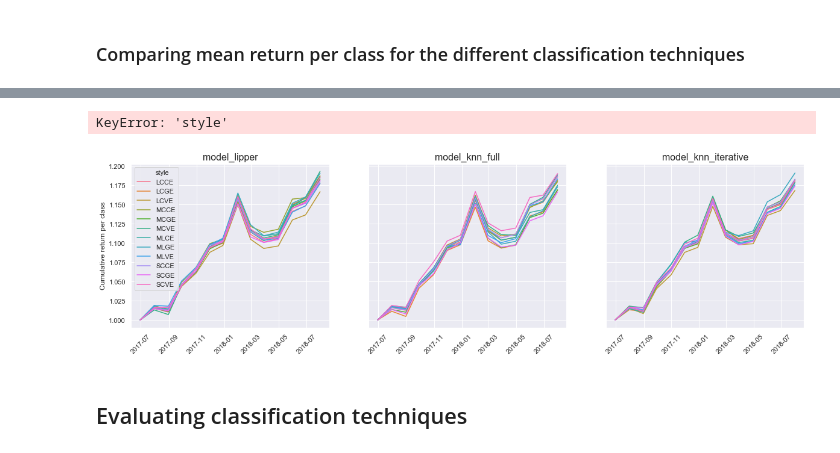
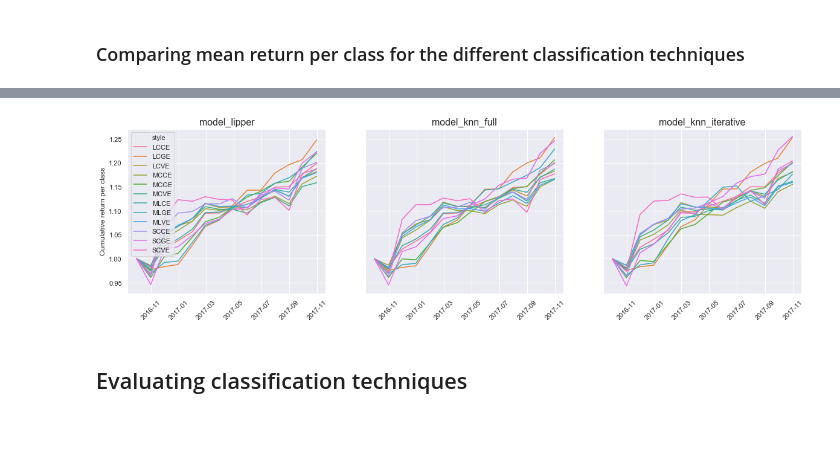
Before and after one commit to Amglex/Mutual-Funds, a Jupyter notebook: notebooks/040 - Classification.ipynb, the cells around one changed output, grey strips where cells are left out. Cells and saved outputs as stored; diff of their text form; code cells hidden in the pictures.

```diff
--- a/notebooks/040 - Classification.ipynb
+++ b/notebooks/040 - Classification.ipynb
@@ -263,3 +278,42 @@ returns_m = pd.melt(returns_m,
                            value_name='style')
 
 # Fill all styles and drop nas
+
+temp = (returns_m
+            .groupby(['model','crsp_fundno'])
+            .apply(lambda x: x.fillna(method = 'ffill'))
+)
+
+returns_m['style'] = temp['style']
+returns_m = returns_m.dropna()
+
+# Calc mean return per style
+style_return = (returns_m
+                    .groupby(['model','style','report_dt'])
+                    .mean()
+                    .reset_index()
+                    .drop(columns='crsp_fundno')
+)
+
+# Calc cumret per style
+style_return['cum_ret'] = (style_return
+                                .assign(cum_ret = lambda x: x.mret + 1)
+                                .groupby(['model','style'])
+                                .apply(lambda x: x['cum_ret'].cumprod())
+                                .reset_index()
+                                ['cum_ret']
+)
+
+# Merge style returns onto fund returns and calc tracking error
+returns_m = (returns_m
+               .rename(columns = {'mret' : 'fund_ret'})
+               .merge(style_return,
+                            how ='left',
+                            on = ['model','style','report_dt'])
+                .assign(error = lambda df: df['fund_ret'] - df['mret'])
+                .rename(columns = {'mret' : 'style_ret',
+                                   'cum_ret' : 'style_cum'})
+)
+
+returns_m = returns_m[['crsp_fundno', 'report_dt', 'model', 'style',
+                       'fund_ret', 'style_ret', 'style_cum', 'error']]
@@ -280,56 +320,25 @@ KeyError: 'style'
-# %%
-# Calc mean return per style
-style_return = (returns_m
-                    .groupby(['model','style','report_dt'])
-                    .mean()
-                    .reset_index()
-                    .drop(columns='crsp_fundno')
-)
-
-# Calc cumret per style
-style_return['cum_ret'] = (style_return
-                                .assign(cum_ret = lambda x: x.mret + 1)
-                                .groupby(['model','style'])
-                                .apply(lambda x: x['cum_ret'].cumprod())
-                                .reset_index()
-                                ['cum_ret']
-)
-
-# Merge style returns onto fund returns and calc tracking error
-returns_m = (returns_m
-               .rename(columns = {'mret' : 'fund_ret'})
-               .merge(style_return,
-                            how ='left',
-                            on = ['model','style','report_dt'])
-                .assign(error = lambda df: df['fund_ret'] - df['mret'])
-                .rename(columns = {'mret' : 'style_ret',
-                                   'cum_ret' : 'style_cum'})
-)
-
-returns_m = returns_m[['crsp_fundno', 'report_dt', 'model', 'style', 'fund_ret', 'style_ret', 'style_cum', 'error']]
-# %% [output]
-KeyError: 'style'
 # %%
 fig, ax = plt.subplots(figsize=(20,5),ncols=3, sharey='row')
 for i, col in enumerate(cols):
-    sns.lineplot(data = style_return.query(''' model == @col '''), x='report_dt', y='cum_ret', hue='style', ax=ax[i])
+    sns.lineplot(data = style_return.query(''' model == @col '''),
+                 x='report_dt', y='cum_ret', hue='style', ax=ax[i])
 
 # Subplot titles
 title = cols
 ax[0].set_ylabel('Cumulative return per class')
 
 for i in range(0,3):
     ax[i].set_title(title[i], fontsize = 16)
     ax[i].set_xlabel('')
     for label in ax[i].get_xticklabels():
         label.set_rotation(45)
 
 for i in range(1,3):
     ax[i].get_legend().remove()
 
 plt.show()
 # %% [output]
-[figure, old version]
+[figure, new version]
 # %% [markdown]
 ## Evaluating classification techniques
 # %% [markdown]
```
Also changed, not shown: parts of 13 cells of this notebook, 2 other files.
